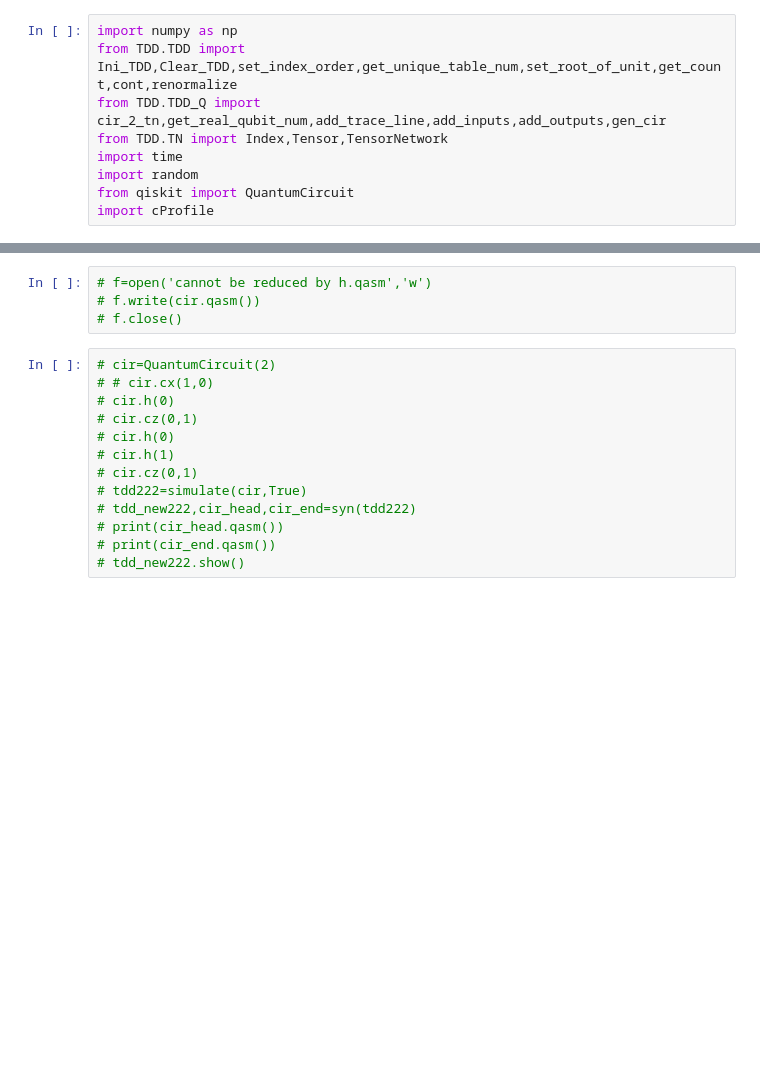
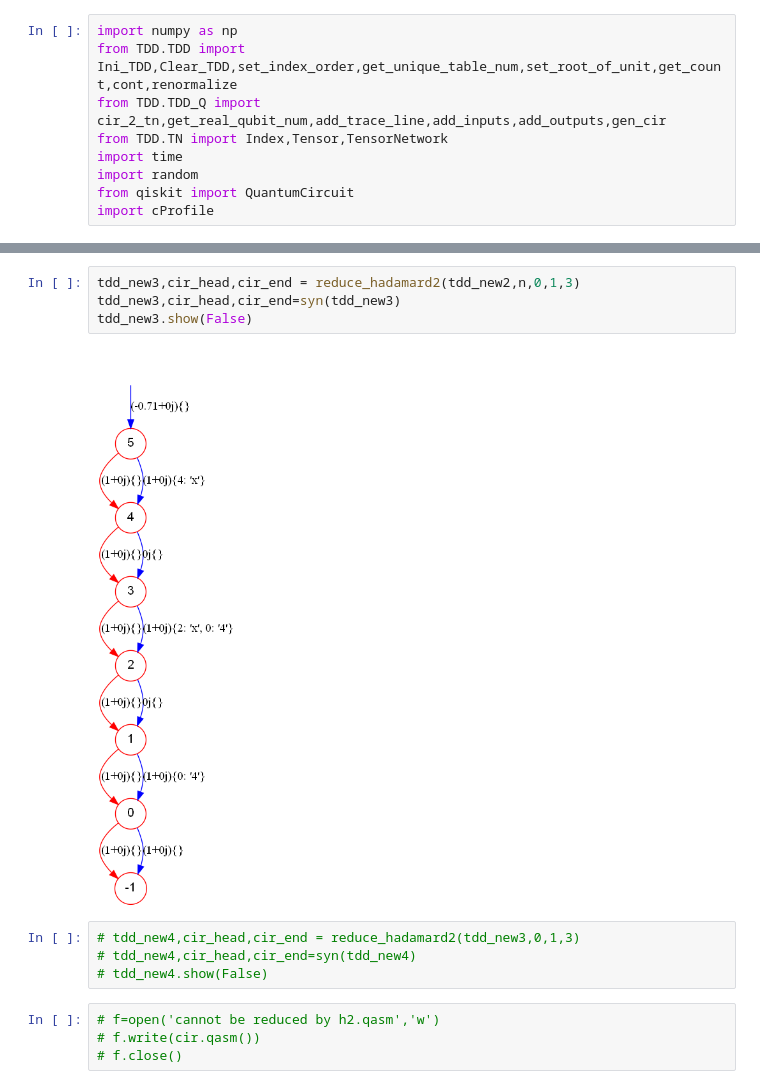
Before and after one commit to Veriqc/LimTDD, a Jupyter notebook: Test_Syn.ipynb, the cells around one changed output, grey strips where cells are left out. Drawn from its saved outputs; the diff is of its cells as text; blank space fills up the shorter version.

```diff
--- a/Test_Syn.ipynb
+++ b/Test_Syn.ipynb
@@ -326,17 +374,14 @@ tdd_new2.show(False)
+# %%
+tdd_new3,cir_head,cir_end = reduce_hadamard2(tdd_new2,n,0,1,3)
+tdd_new3,cir_head,cir_end=syn(tdd_new3)
+tdd_new3.show(False)
+# %% [output]
+[figure, added]
+# %%
+# tdd_new4,cir_head,cir_end = reduce_hadamard2(tdd_new3,0,1,3)
+# tdd_new4,cir_head,cir_end=syn(tdd_new4)
+# tdd_new4.show(False)
 # %%
-# f=open('cannot be reduced by h.qasm','w')
+# f=open('cannot be reduced by h2.qasm','w')
 # f.write(cir.qasm())
 # f.close()
-# %%
-# cir=QuantumCircuit(2)
-# # cir.cx(1,0)
-# cir.h(0)
-# cir.cz(0,1)
-# cir.h(0)
-# cir.h(1)
-# cir.cz(0,1)
-# tdd222=simulate(cir,True)
-# tdd_new222,cir_head,cir_end=syn(tdd222)
-# print(cir_head.qasm())
-# print(cir_end.qasm())
-# tdd_new222.show()
```
Also changed, not shown: parts of 9 cells of this notebook, 6 other files.
